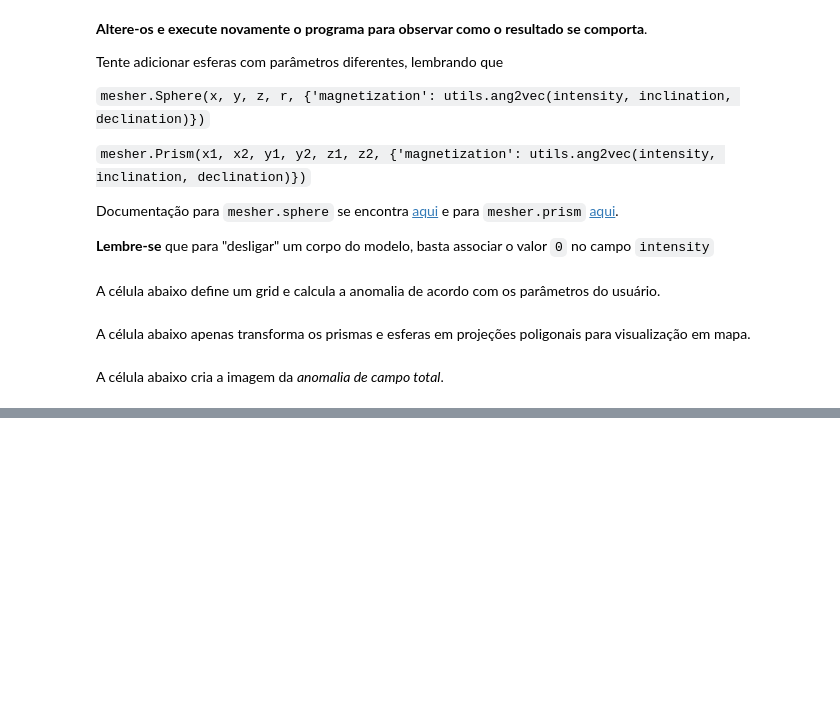
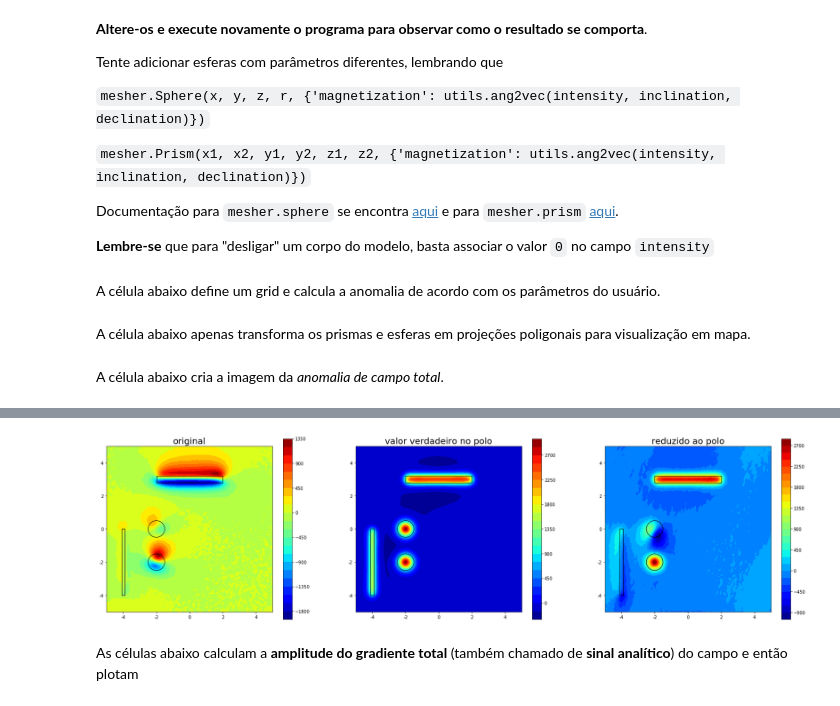
Before and after one commit to leomiquelutti/UFU-geofisica-2, a Jupyter notebook: notebooks/magnetometria/MAG_modelo-anomalia-magnetica.ipynb, the cells around one changed output, grey strips where cells are left out. Cells and saved outputs as stored; diff of their text form; code cells hidden in the pictures; blank space fills up the shorter version.

```diff
--- a/notebooks/magnetometria/MAG_modelo-anomalia-magnetica.ipynb
+++ b/notebooks/magnetometria/MAG_modelo-anomalia-magnetica.ipynb
@@ -126,0 +216,40 @@ mpl.show()
+# %%
+pole = transform.reduce_to_pole(xp, yp, tf, shape, inc, dec, sinc=inc, sdec=dec)
+# Calculate the true value at the pole for comparison
+truetf = sphere.tf(xp, yp, zp, modelSphere, 90, 0, pmag=utils.ang2vec(10, 90, 0)) + prism.tf(xp, yp, zp, modelPrism, 90, 0, pmag=utils.ang2vec(10, 90, 0))
+#truetf = sphere.tf(xp, yp, zp, modelSphere, 90, 0) + prism.tf(xp, yp, zp, modelPrism, 90, 0)
+# %%
+# Plot
+mpl.figure(figsize=(25, 10))
+mpl.subplots_adjust(top=0.95, left=0.05, right=0.95)
+mpl.subplot(1, 3, 1)
+mpl.title("original", fontsize=20)
+mpl.axis('scaled')
+levels = mpl.contourf(yp, xp, tf, shape, 30)
+mpl.colorbar(shrink=0.7)
+for i in range(pol.__len__()):
+    mpl.polygon(pol[i], '-k', xy2ne=True)
+#mpl.contour(yp, xp, gxz, shape, 12, color='k')
+mpl.m2km()
+mpl.subplot(1, 3, 2)
+mpl.title("valor verdadeiro no polo", fontsize=20)
+mpl.axis('scaled')
+levels = mpl.contourf(yp, xp, truetf, shape, 30)
+mpl.colorbar(shrink=0.7)
+for i in range(pol.__len__()):
+    mpl.polygon(pol[i], '-k', xy2ne=True)
+#mpl.contour(yp, xp, gyz, shape, 12, color='k')
+mpl.m2km()
+mpl.subplot(1, 3, 3)
+mpl.title("reduzido ao polo", fontsize=20)
+mpl.axis('scaled')
+levels = mpl.contourf(yp, xp, pole, shape, 30)
+mpl.colorbar(shrink=0.7)
+for i in range(pol.__len__()):
+    mpl.polygon(pol[i], '-k', xy2ne=True)
+#mpl.contour(yp, xp, gyz, shape, 12, color='k')
+mpl.m2km()
+# %% [output]
+[figure, added]
+# %% [markdown]
+As células abaixo calculam a __amplitude do gradiente total__ (também chamado de __sinal analítico__) do campo e então plotam
```
Also changed, not shown: parts of 15 cells of this notebook.
